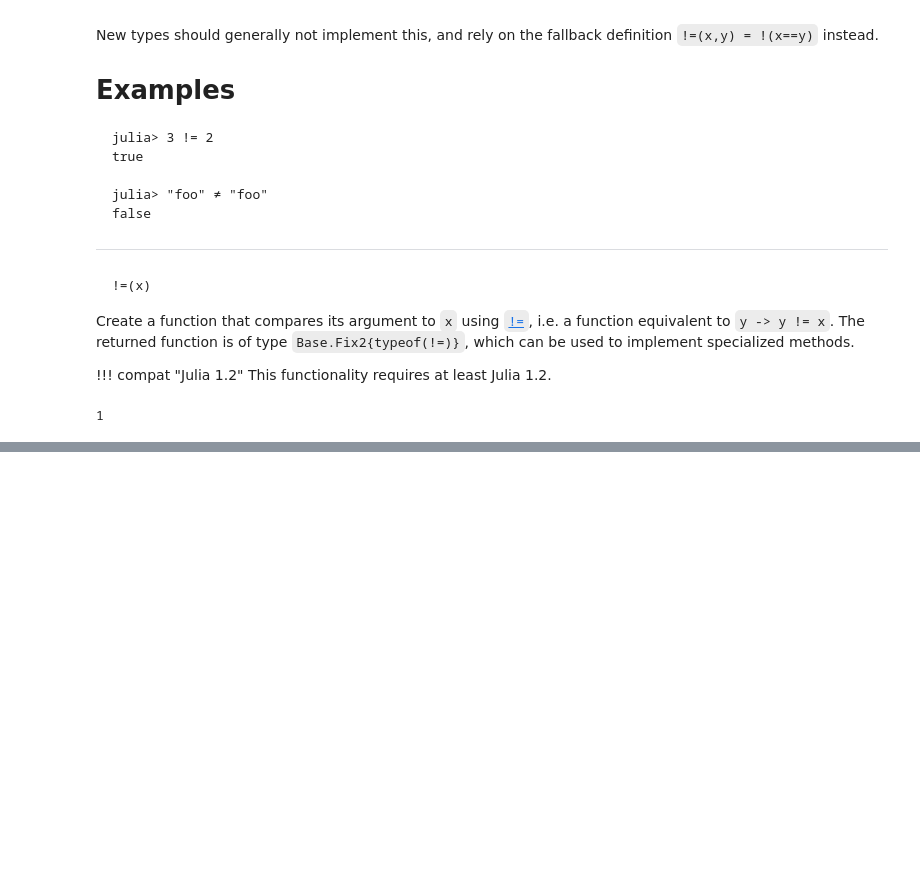
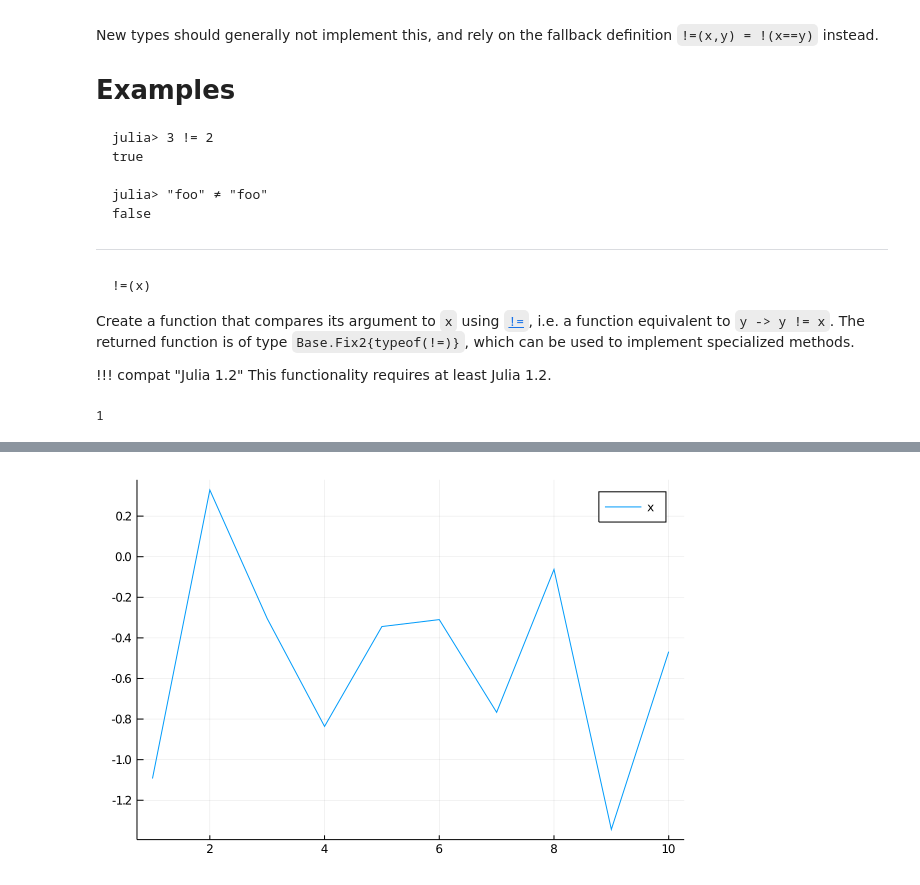
Before and after one commit to Jumpo-523/Julia-learning, a Jupyter notebook: Quant_Econ_Julia.ipynb, the cells around one changed output, grey strips where cells are left out. Drawn from its saved outputs; the diff is of its cells as text; code cells hidden in the pictures; blank space fills up the shorter version.

```diff
--- a/Quant_Econ_Julia.ipynb
+++ b/Quant_Econ_Julia.ipynb
@@ -168,0 +292,5 @@ Create a function that compares its argument to `x` using [`!=`](@ref), i.e. a f
+# %%
+plot(f.(x), label="x^2")
+plot(x, label="x")
+# %% [output]
+[figure, added]
```
Also changed, not shown: parts of 19 cells of this notebook.
